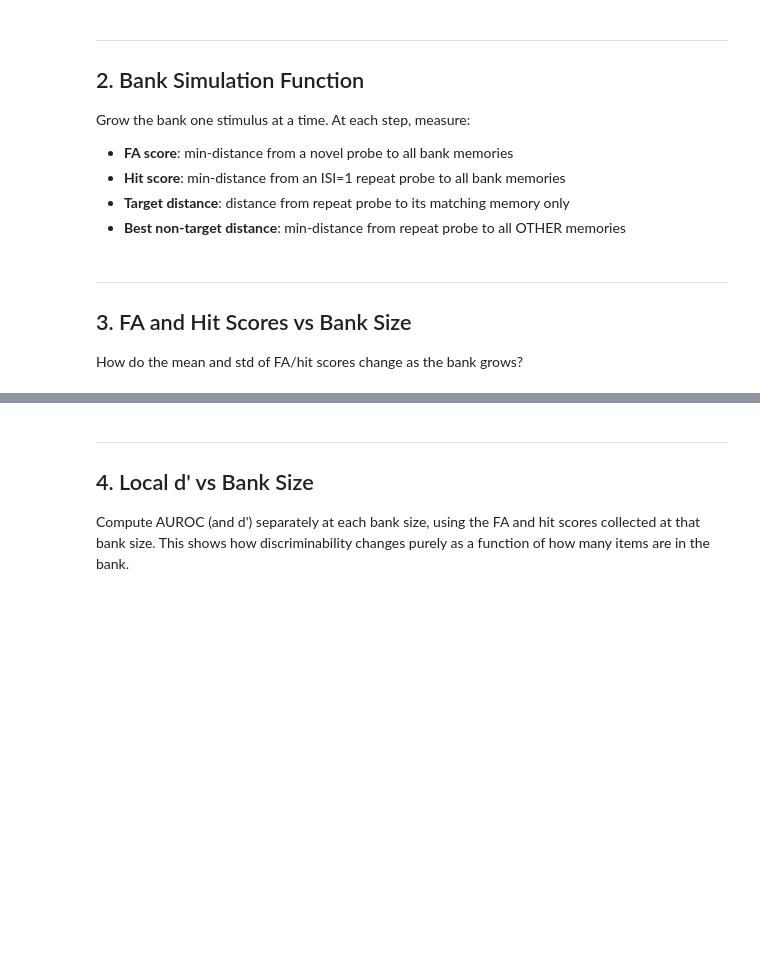
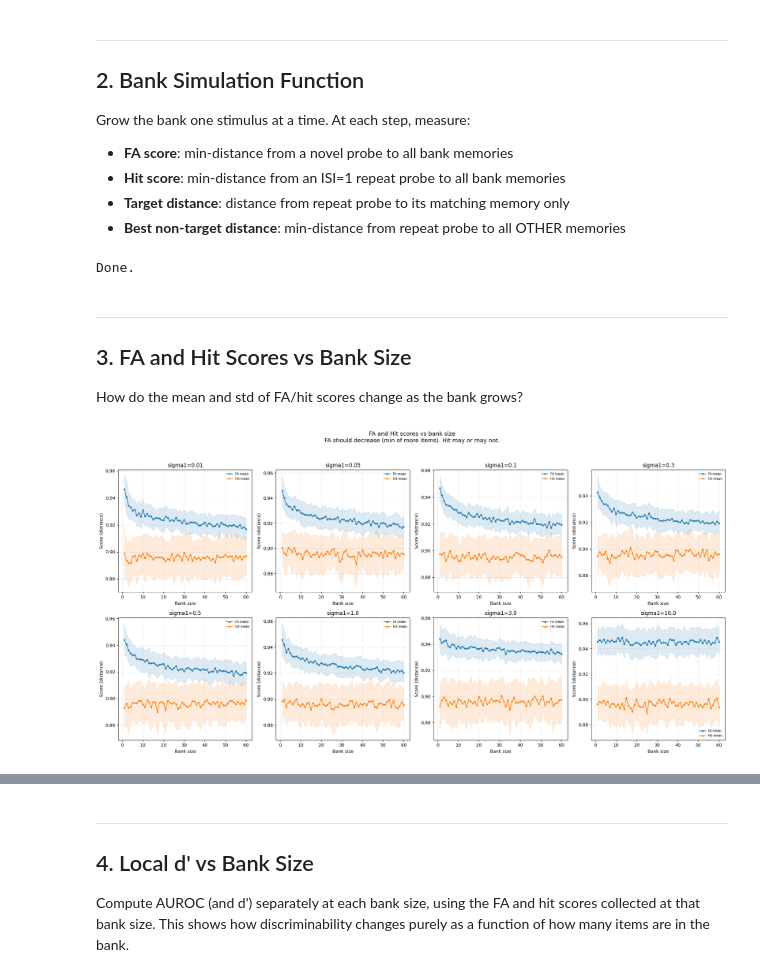
Before and after one commit to bjmedina/memory, a Jupyter notebook: notebooks/2026-03-04_pure-bank-simulation.ipynb, the cells around one changed output, grey strips where cells are left out. Drawn from its saved outputs; the diff is of its cells as text; code cells hidden in the pictures; blank space fills up the shorter version.

Commit message:
need to do memory bank analyses with different sequences...

```diff
--- a/notebooks/2026-03-04_pure-bank-simulation.ipynb
+++ b/notebooks/2026-03-04_pure-bank-simulation.ipynb
@@ -178,7 +188,7 @@ def pure_bank_simulation(
                 k = len(bank)
 
                 # FA: novel stimulus not in bank
-                novel_idx = stim_order[(t + max_bank_size) % N_stim]
+                novel_idx = stim_order[t]
                 probe_fa = X[novel_idx].view(1, -1)
 
                 fa_dists = []
@@ -232,17 +242,19 @@ def pure_bank_simulation(
 
 # Run the simulation for several sigma1 values
 sigma1_sim_values = [0.01, 0.05, 0.1, 0.3, 0.5, 1.0, 3.0, 10.0]
-MAX_BANK = 25
-N_MC_SIM = 200
+MAX_BANK = 60
+N_MC_SIM = 50
 
 sim_results = {}
 for s1 in tqdm(sigma1_sim_values, desc="Bank simulation"):
     sim_results[s1] = pure_bank_simulation(
         X, sigma0=SIGMA0, sigma1=s1, t_step=t_step,
-        metric=metric, max_bank_size=MAX_BANK, n_mc=N_MC_SIM, seed=2_000_000,
+        metric=metric, max_bank_size=MAX_BANK, n_mc=N_MC_SIM, seed=2_000_000 + int(s1*1000),
     )
 
 print("Done.")
+# %% [output]
+Done.
 # %% [markdown]
 ---
 ## 3. FA and Hit Scores vs Bank Size
@@ -280,34 +292,36 @@ for col, s1 in enumerate(sigma1_sim_values[:4]):
 for col, s1 in enumerate(sigma1_sim_values[4:]):
     res = sim_results[s1]
     bank_sizes = sorted(res['fa_scores'].keys())
 
     fa_means = [np.mean(res['fa_scores'][k]) for k in bank_sizes]
     fa_stds = [np.std(res['fa_scores'][k]) for k in bank_sizes]
     hit_means = [np.mean(res['hit_scores'][k]) for k in bank_sizes]
     hit_stds = [np.std(res['hit_scores'][k]) for k in bank_sizes]
 
     ax = axes[1, col]
     ax.plot(bank_sizes, fa_means, 'o-', ms=3, color='tab:blue', label='FA mean')
     ax.fill_between(bank_sizes,
                     np.array(fa_means) - np.array(fa_stds),
                     np.array(fa_means) + np.array(fa_stds),
                     alpha=0.15, color='tab:blue')
     ax.plot(bank_sizes, hit_means, 'o-', ms=3, color='tab:orange', label='Hit mean')
     ax.fill_between(bank_sizes,
                     np.array(hit_means) - np.array(hit_stds),
                     np.array(hit_means) + np.array(hit_stds),
                     alpha=0.15, color='tab:orange')
     ax.set_xlabel('Bank size')
     ax.set_ylabel('Score (distance)')
     ax.set_title(f'sigma1={s1}')
     ax.legend(fontsize=7, frameon=False)
     ax.grid(alpha=0.25)
 
-fig.suptitle("Section 3: FA and Hit scores vs bank size\n"
+fig.suptitle("FA and Hit scores vs bank size\n"
              "FA should decrease (min of more items). Hit may or may not.",
              y=1.03, fontsize=13)
 fig.tight_layout()
 plt.show()
+# %% [output]
+[figure, added]
 # %%
 # Summary: gap (FA_mean - hit_mean) vs bank size for each sigma1
 
```
Also changed, not shown: parts of 8 cells of this notebook, 1 other file.
